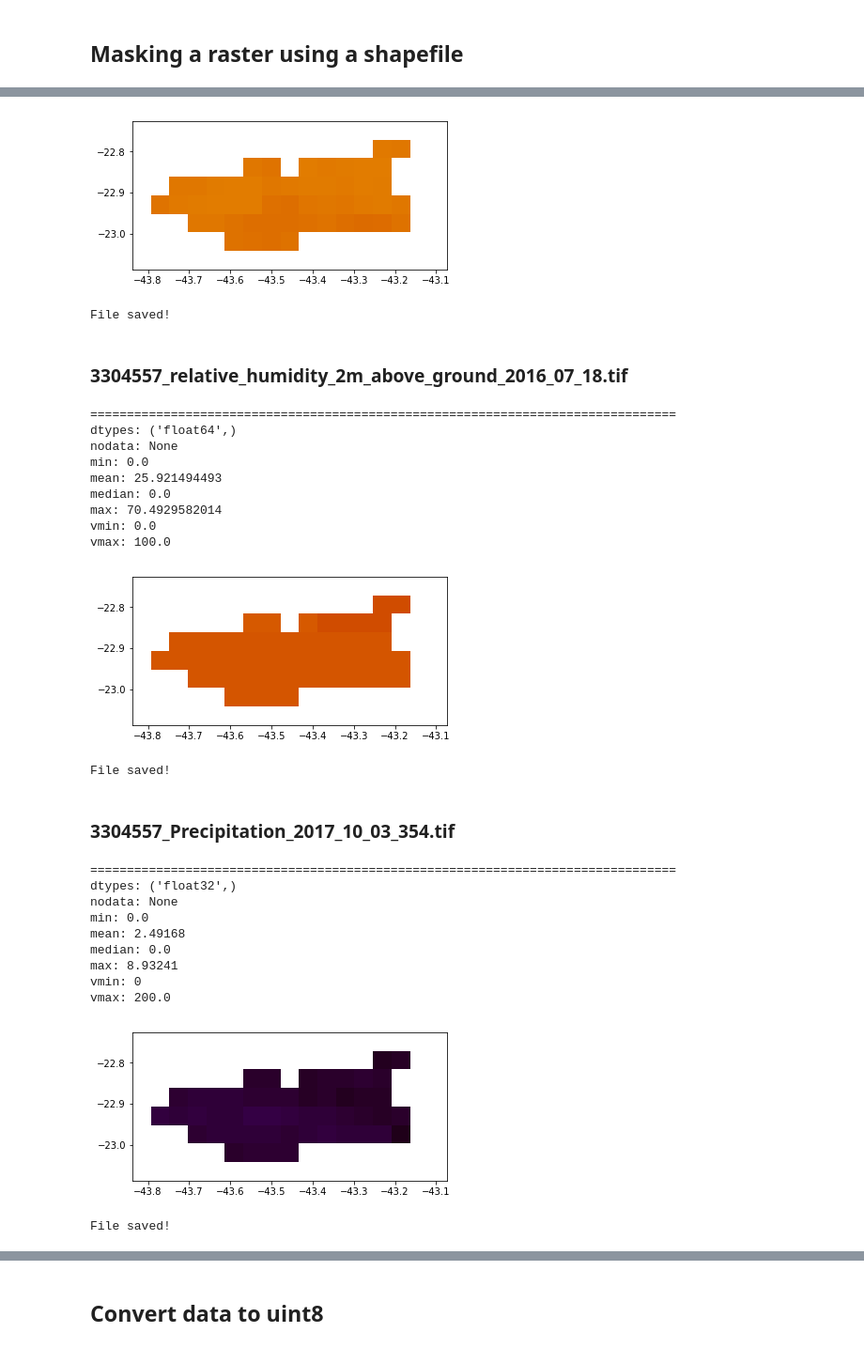
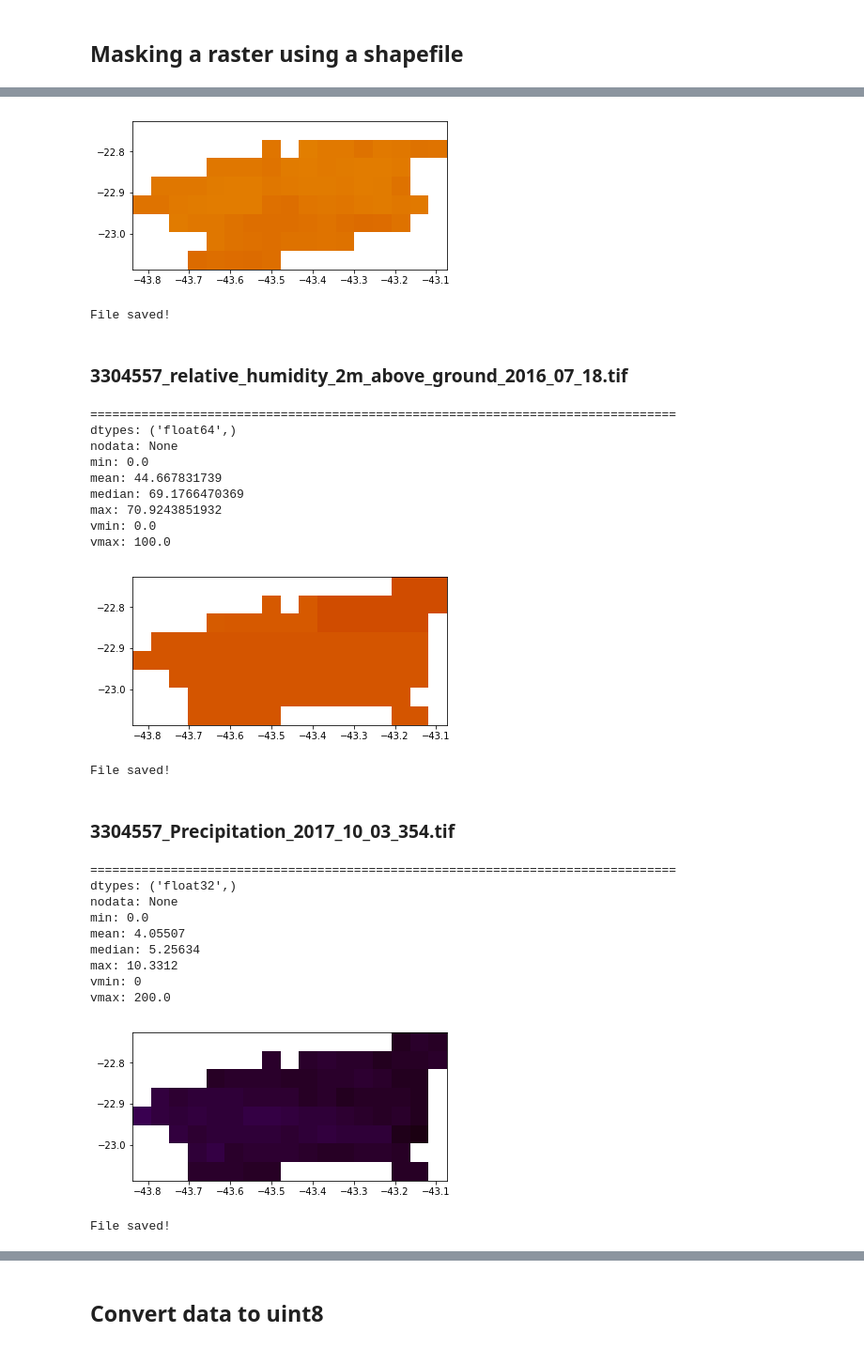
Before and after one commit to AlertaDengue/AlertaDengue, a Jupyter notebook: notebooks/Mapserver-Rio-de-Janeiro-with-Raster-Images.ipynb, the cells around one changed output, grey strips where cells are left out. Shown: that part at 94% size. Drawn from its saved outputs; the diff is of its cells as text; code cells hidden in the pictures.

```diff
--- a/notebooks/Mapserver-Rio-de-Janeiro-with-Raster-Images.ipynb
+++ b/notebooks/Mapserver-Rio-de-Janeiro-with-Raster-Images.ipynb
@@ -236,7 +236,7 @@ new_rasters = {}
 for raster_name, src in rasters.items():
     # make raster mask
     out_image, out_transform = rasterio.mask.mask(
-        src, features, crop=True, nodata=np.nan
+        src, features, crop=True, nodata=np.nan, all_touched=True
     )
     out_meta = src.meta.copy()
 
@@ -293,30 +293,30 @@ max: 15780.0
 vmin: 0.0
 vmax: 20000.0
-[figure, old version]
+[figure, new version]
 File saved!
 3304557_relative_humidity_2m_above_ground_2016_07_18.tif
 ================================================================================
 dtypes: ('float64',)
 nodata: None
 min: 0.0
-mean: 25.921494493
-median: 0.0
-max: 70.4929582014
+mean: 44.667831739
+median: 69.1766470369
+max: 70.9243851932
 vmin: 0.0
 vmax: 100.0
-[figure, old version]
+[figure, new version]
 File saved!
 3304557_Precipitation_2017_10_03_354.tif
 ================================================================================
 dtypes: ('float32',)
 nodata: None
 min: 0.0
-mean: 2.49168
-median: 0.0
-max: 8.93241
+mean: 4.05507
+median: 5.25634
+max: 10.3312
 vmin: 0
 vmax: 200.0
-[figure, old version]
+[figure, new version]
 File saved!
 ... (12 outputs left out)
 # %% [markdown]
```
Also changed, not shown: parts of 3 cells of this notebook, 1 other file.
